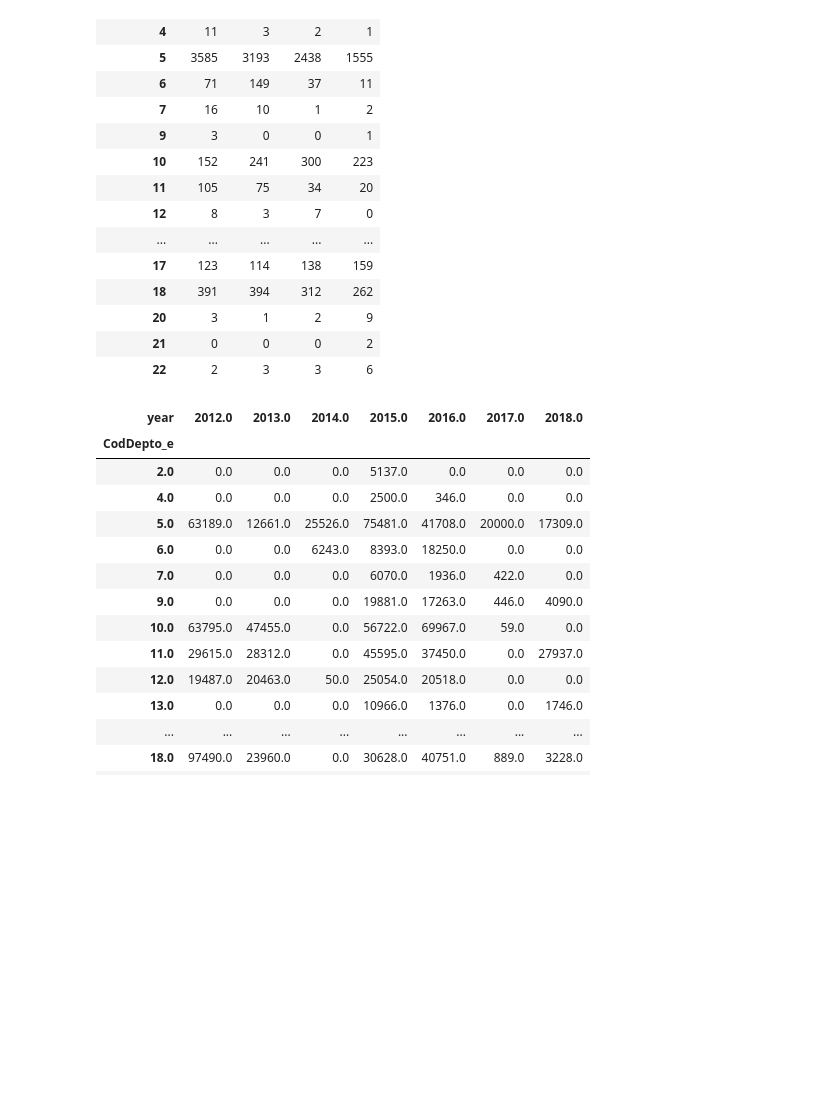
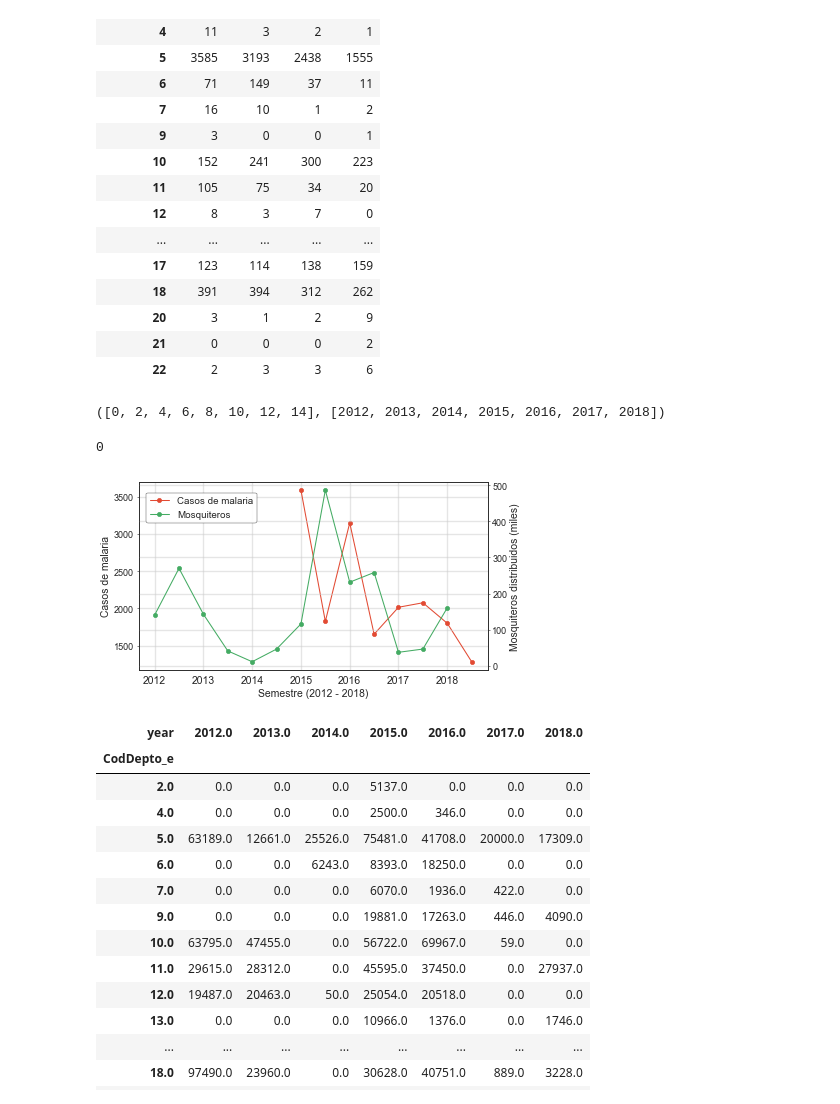
Before and after one commit to Guitlle/gf, a Jupyter notebook: impact_evaluation/wce/GTM - Malaria impact analysis.ipynb, the cells around one changed output. Cells and saved outputs as stored; diff of their text form; code cells hidden in the pictures; blank space fills up the shorter version.

Commit message:
prepare graphs for local meeting

```diff
--- a/impact_evaluation/wce/GTM - Malaria impact analysis.ipynb
+++ b/impact_evaluation/wce/GTM - Malaria impact analysis.ipynb
@@ -24,8 +24,8 @@ plt.rcParams["axes.linewidth"]  = 1.1
 plt.rcParams["legend.frameon"] = True
 plt.rcParams["legend.framealpha"]= 0.9
 plt.rcParams["legend.edgecolor"] = "black"
-plt.rcParams["legend.fontsize"] = 16
-plt.rcParams["figure.titlesize"] = 18
+plt.rcParams["legend.fontsize"] = 14
+plt.rcParams["figure.titlesize"] = 16
 plt.rcParams["figure.dpi"] = 150
 plt.rcParams["figure.autolayout"] = False
 pd.options.display.max_columns = 1000
@@ -203,6 +203,29 @@ bednetsSemester = bednets[(((bednets.year==2018) & (bednets.month >= 7)) == Fals
         .groupby(["year", "Semester", "CodDepto_e"])\
          .Pabellones.sum().unstack([0,1], fill_value = 0).stack([0,1]).reset_index()
 bednetsSemester["semindex"] = 2*(bednetsSemester.year - 2012) + bednetsSemester.Semester
+# %%
+list(range(0,15,2)), list(range(2012, 2019))
+# %% [output]
+([0, 2, 4, 6, 8, 10, 12, 14], [2012, 2013, 2014, 2015, 2016, 2017, 2018])
+# %%
+mlp.rcParams["figure.figsize"] = (9,5)
+mlp.rcParams["figure.dpi"] = 50
+fig, ax1 = plt.subplots()
+ax2 = ax1.twinx()
+notifsSemester.groupby("semindex").Notifs.sum().plot(label="Casos de malaria", marker="o", ax = ax1)
+ax1.set_ylabel("Casos de malaria")
+bednetsSemester.groupby("semindex")[0].sum().divide(1e3).plot(ax=ax2, color="#44ab63", label="Mosquiteros", marker="o")
+ax2.set_ylabel("Mosquiteros distribuidos (miles)")
+ax2.grid(alpha=0.5)
+ax1.grid(alpha=0.5)
+plt.title("")
+ax1.set_xlabel("Semestre (2012 - 2018)")
+plt.xticks(range(1,15,2), [2012, 2013, 2014, 2015, 2016, 2017, 2018])
+fig.legend(loc='lower left', bbox_to_anchor=(0.1, 0.7))
+0
+# %% [output]
+0
+[figure, added]
 # %%
 bednetsYears = bednets\
     .groupby(["year", "CodDepto_e"]).Pabellones.sum().unstack(0).fillna(0)
```
Also changed, not shown: parts of 1 cell of this notebook.
